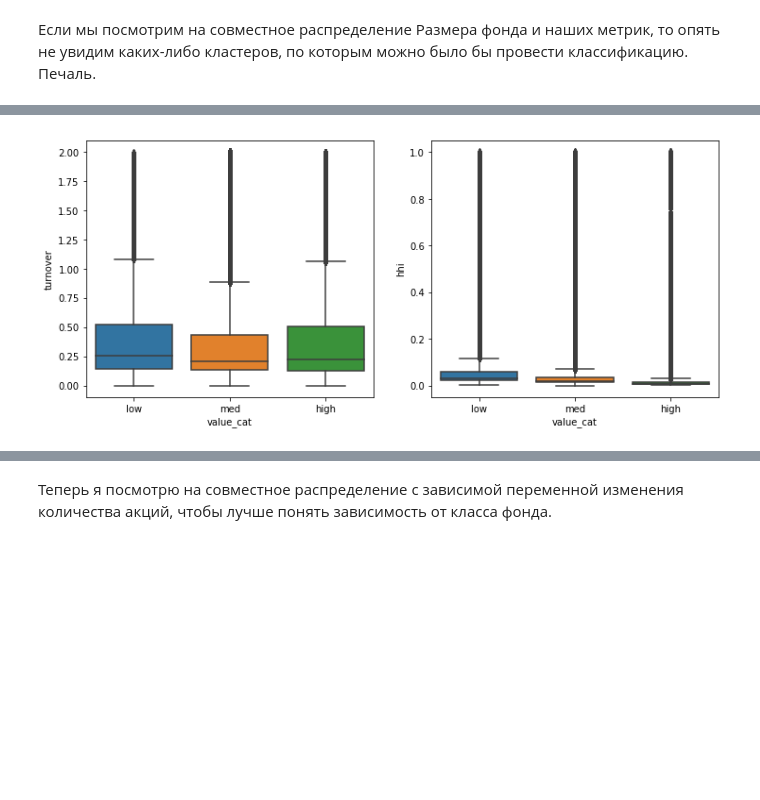
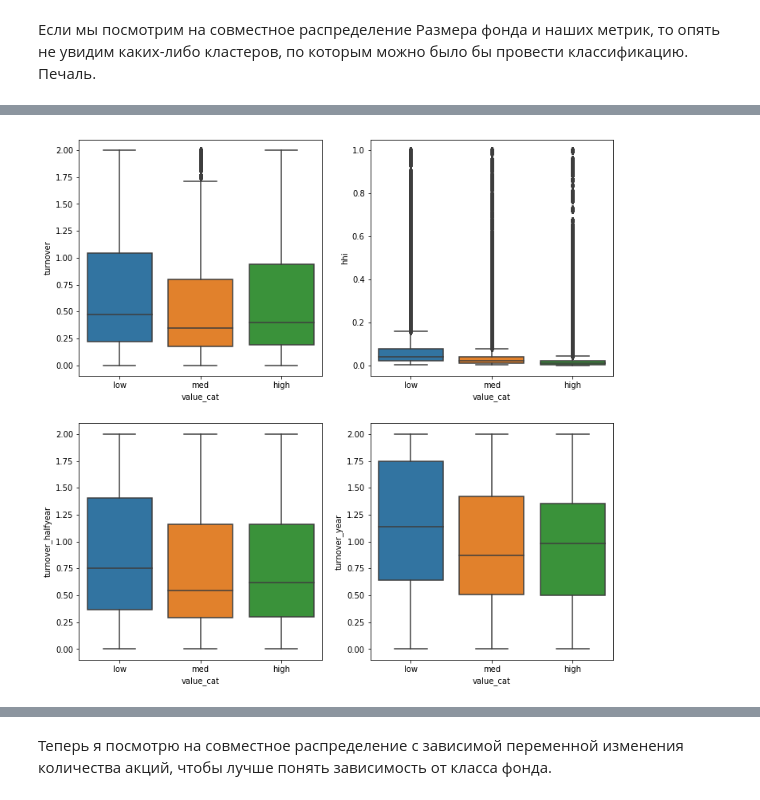
Before and after one commit to romankop/Coursework-3rd-Year, a Jupyter notebook: F13 Data.ipynb, the cells around one changed output, grey strips where cells are left out. Drawn from its saved outputs; the diff is of its cells as text; code cells hidden in the pictures; blank space fills up the shorter version.

```diff
--- a/F13 Data.ipynb
+++ b/F13 Data.ipynb
@@ -469,0 +610,5 @@ turnover.head()
+# %%
+turnover_year = final_df.groupby(['period', 'cik']) \
+            .apply(lambda x: np.abs(x['ticker_share'] - x['ticker_share_lag_4']).sum(min_count=1)).reset_index()
+turnover_year.rename(columns={0: 'turnover_year'}, inplace=True)
+turnover_year.sample(5)
@@ -471,7 +624,7 @@ turnover.head()
 Теперь HHI.
 # %%
 hhi = final_df.groupby(['period', 'cik']) \
-            .apply(lambda x: np.square(x['ticker_share']).sum()).reset_index()
+            .apply(lambda x: np.square(x['ticker_share']).sum(min_count=1)).reset_index()
 hhi.rename(columns={0: 'hhi'}, inplace=True)
 hhi.head()
 # %% [output]
@@ -511,8 +687,9 @@ pl.title('Joint Distribution of HHI and Turnover');
 # %%
 # Добавляю сами индексы
 final_df = final_df.merge(turnover, on=['cik', 'period'], how='left', suffixes=(False, False))
+final_df = final_df.merge(turnover_halfyear, on=['cik', 'period'], how='left', suffixes=(False, False))
+final_df = final_df.merge(turnover_year, on=['cik', 'period'], how='left', suffixes=(False, False))
 final_df = final_df.merge(hhi, on=['cik', 'period'], how='left', suffixes=(False, False))
 
 # Устанавливаю контроль на фонды с одной акцией
 final_df['hhi_eq_1'] = final_df.hhi.eq(1)
-final_df['tvr_eq_1'] = final_df.turnover.eq(1)
@@ -520,3 +699,7 @@ final_df['tvr_eq_1'] = final_df.turnover.eq(1)
 # Разграничиваю фонды по метрикам через индикаторы
 final_df['hhi_cat'] = pd.cut(final_df.hhi, np.insert((1 / np.arange(10, 0, -1)) ** 1.5, 0, 0), labels=np.arange(10))
 final_df['tvr_cat'] = pd.cut(final_df.turnover, np.insert((2 / np.arange(10, 0, -1)) ** 1.7, 0, 0), labels=np.arange(10))
+final_df['tvr_half_cat'] = pd.cut(final_df.turnover_halfyear, np.insert((2 / np.arange(10, 0, -1)) ** 1.7, 0, 0),
+                                                                                                labels=np.arange(10))
+final_df['tvr_year_cat'] = pd.cut(final_df.turnover_year, np.insert((2 / np.arange(10, 0, -1)) ** 1.7, 0, 0),
+                                                                                                labels=np.arange(10))
@@ -553,6 +765,8 @@ axs[1].set(xlabel='Log Net Worth of Fund', ylabel='Turnover');
 # %%
-fig, ax = pl.subplots(1,2, figsize=(12,5));
-sns.boxplot(x='value_cat', y='turnover', data=final_df_slice, ax=ax[0]);
-sns.boxplot(x='value_cat', y='hhi', data=final_df_slice, ax=ax[1]);
+fig, ax = pl.subplots(2,2, figsize=(12,12));
+sns.boxplot(x='value_cat', y='turnover', data=final_df, ax=ax[0, 0]);
+sns.boxplot(x='value_cat', y='hhi', data=final_df, ax=ax[0, 1]);
+sns.boxplot(x='value_cat', y='turnover_halfyear', data=final_df, ax=ax[1, 0]);
+sns.boxplot(x='value_cat', y='turnover_year', data=final_df, ax=ax[1, 1]);
 # %% [output]
-[figure, old version]
+[figure, new version]
```
Also changed, not shown: parts of 105 cells of this notebook.
